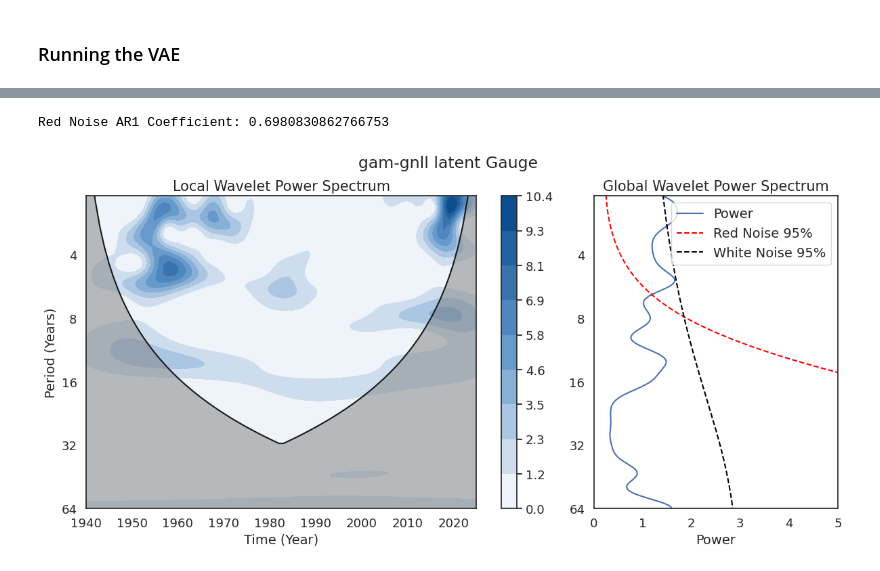
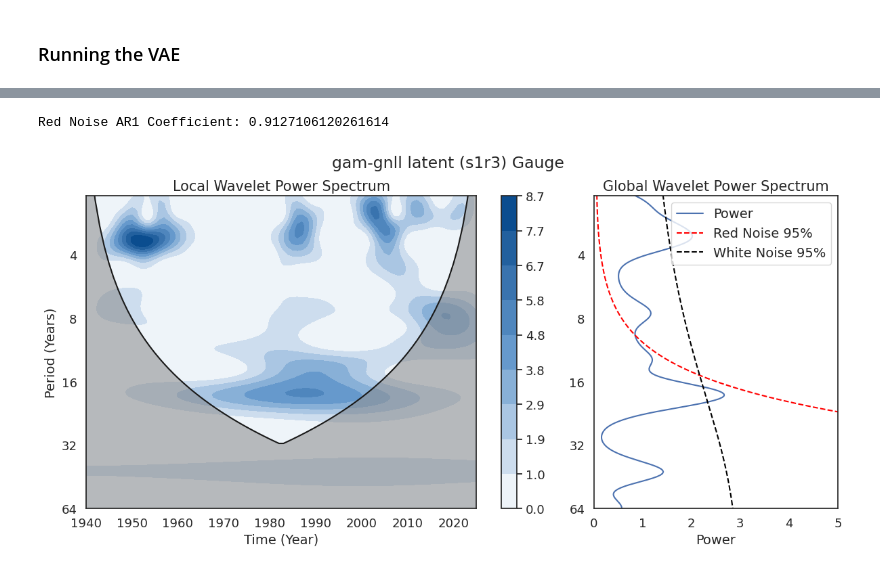
Before and after one commit to JulianEsler/signal-extraction, a Jupyter notebook: workbench/ERA5_VAE-GNLL-Copy1.ipynb, the cells around one changed output, grey strips where cells are left out. Saved outputs shown, nothing was run; the diff lists cells and outputs as text; code cells hidden in the pictures.

```diff
--- a/workbench/ERA5_VAE-GNLL-Copy1.ipynb
+++ b/workbench/ERA5_VAE-GNLL-Copy1.ipynb
@@ -63,5 +63,5 @@ e1 = extractr(m1['model'],sdata1,'sst',pdata1,'tp',m1['sst_scaler'],m1['precip_s
 # %%
 from vae_code.plotter import *
 # %%
-gam_gnll_latent = pd.read_csv('~/signal-extraction/results/gam_gnll/gam_gnll_extractr_results_latent_full.csv')
+gam_gnll_latent = pd.read_csv('~/signal-extraction/results/gam_gnll/gam_gnlls1r3_extractr_results_latent_full.csv')
 # %%
@@ -133,8 +133,8 @@ plt_dataset = {
     'R_noise': Cw['sig']
 }
 # %% [output]
-Red Noise AR1 Coefficient: 0.6980830862766753
+Red Noise AR1 Coefficient: 0.9127106120261614
 # %%
-wavelet_plot(plt_dataset, siglvl_wave, 'gam-gnll latent', sigtest)
+wavelet_plot(plt_dataset, siglvl_wave, 'gam-gnll latent (s1r3)', sigtest)
 # %% [output]
-[figure, old version]
+[figure, new version]
```
Also changed, not shown: parts of 5 cells of this notebook, 14 other files.
